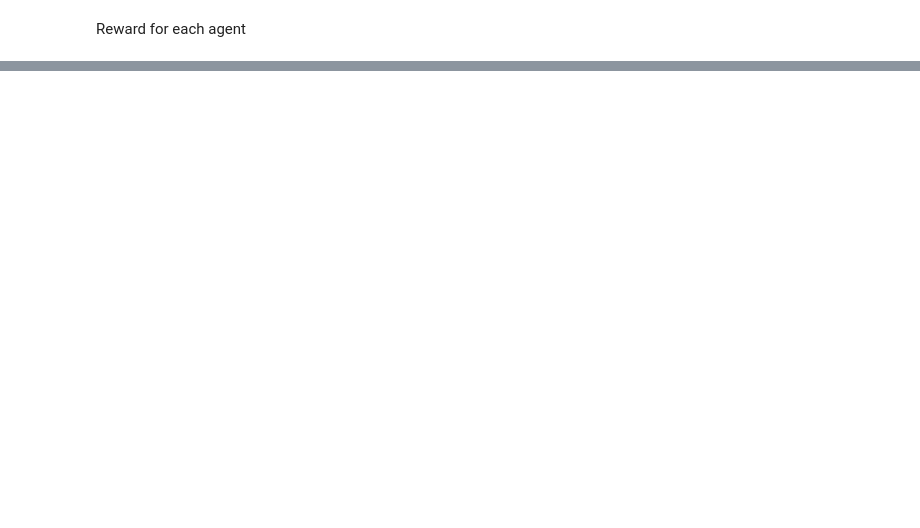
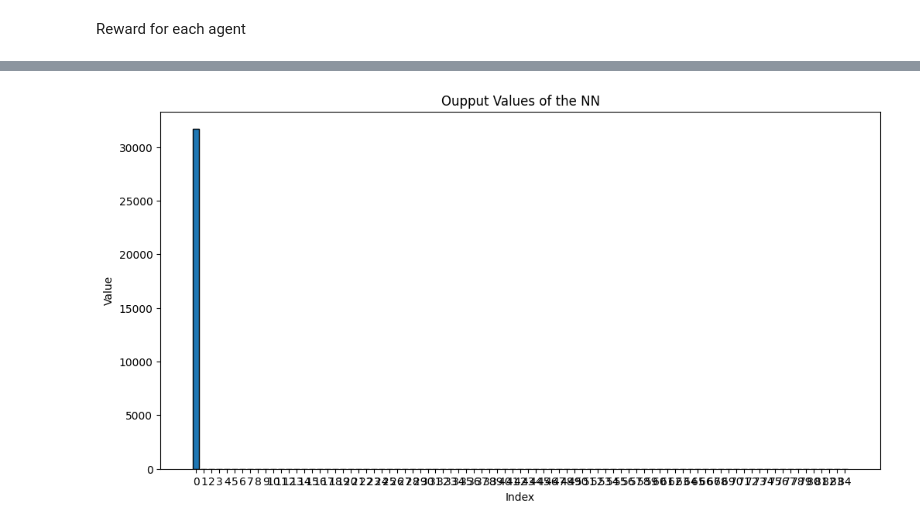
Before and after one commit to AlvaroSolana/DQN_RAT_Selection, a Jupyter notebook: RAT_training.ipynb, the cells around one changed output, grey strips where cells are left out. Cells and saved outputs as stored; diff of their text form; code cells hidden in the pictures; blank space fills up the shorter version.

```diff
--- a/RAT_training.ipynb
+++ b/RAT_training.ipynb
@@ -174,0 +177,12 @@ plt.show()
+# %%
+plt.figure(figsize=(12, 6))
+
+plt.bar(range(len(last_rats)), best_actions, edgecolor='black')
+plt.xlabel('Index')
+plt.xticks(range(len(best_actions)))
+plt.ylabel('Value')
+plt.title('Oupput Values of the NN')
+
+plt.show()
+# %% [output]
+[figure, added]
```
Also changed, not shown: parts of 7 cells of this notebook, 11 other files.
